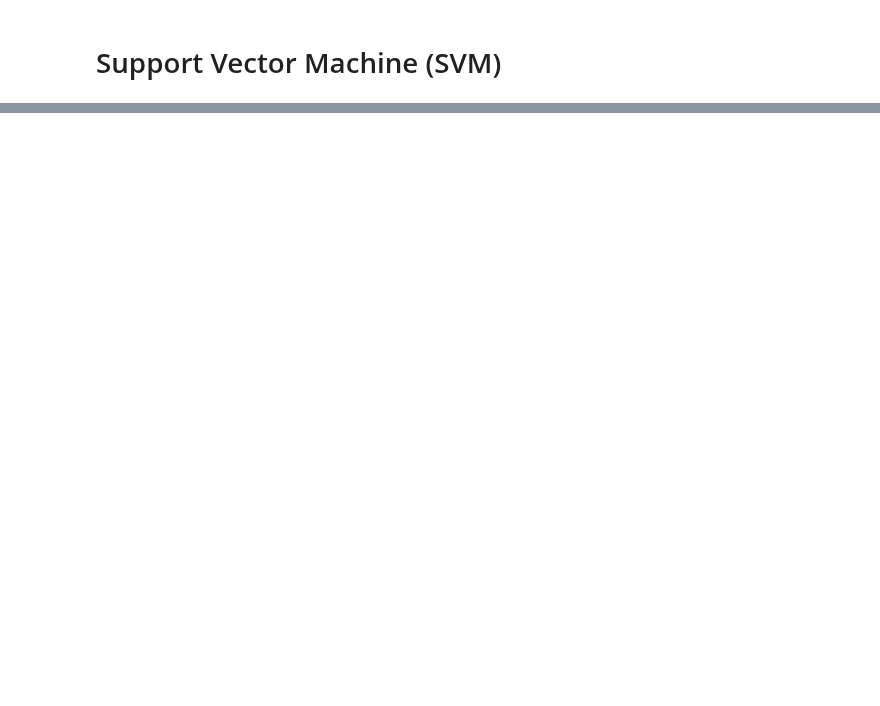
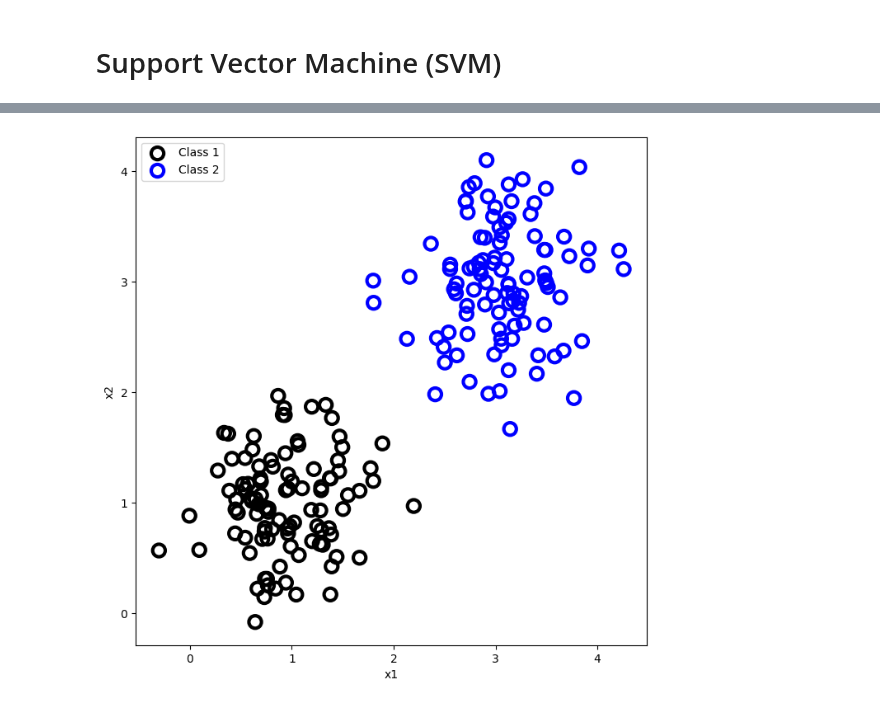
Before and after one commit to Wickstrom/pattern-recognition-handbook, a Jupyter notebook: notebooks/03/support_vector_machine.ipynb, the cells around one changed output, grey strips where cells are left out. Saved outputs shown, nothing was run; the diff lists cells and outputs as text; code cells hidden in the pictures; blank space fills up the shorter version.

```diff
--- a/notebooks/03/support_vector_machine.ipynb
+++ b/notebooks/03/support_vector_machine.ipynb
@@ -26,0 +12,28 @@
+# %%
+import numpy as np
+import matplotlib.pyplot as plt
+
+number_of_samples_in_each_class = 100
+
+np.random.seed(3)
+
+mu1 = np.array([1, 1])
+mu2 = np.array([3.0, 3.0])
+sigma = np.array([[0.2, 0.0], [0.0, 0.2]])
+
+x_train_1 = np.random.multivariate_normal(mu1, sigma, number_of_samples_in_each_class)
+x_train_2 = np.random.multivariate_normal(mu2, sigma, number_of_samples_in_each_class)
+x_train = np.concatenate((x_train_1, x_train_2))
+y_train = np.concatenate((np.ones(number_of_samples_in_each_class), np.zeros(number_of_samples_in_each_class)))
+
+plt.figure(1, figsize=(8, 8))
+plt.scatter(x_train_1[:, 0], x_train_1[:, 1], s=120, facecolors='none',
+            edgecolors='black', linewidth=3.0, label='Class 1')
+plt.scatter(x_train_2[:, 0], x_train_2[:, 1], s=120, facecolors='none',
+            edgecolors='blue', linewidth=3.0, label='Class 2')
+plt.xlabel('x1')
+plt.ylabel('x2')
+plt.legend()
+plt.show()
+# %% [output]
+[figure, added]
```
Also changed, not shown: parts of 7 cells of this notebook, 1 other file.
